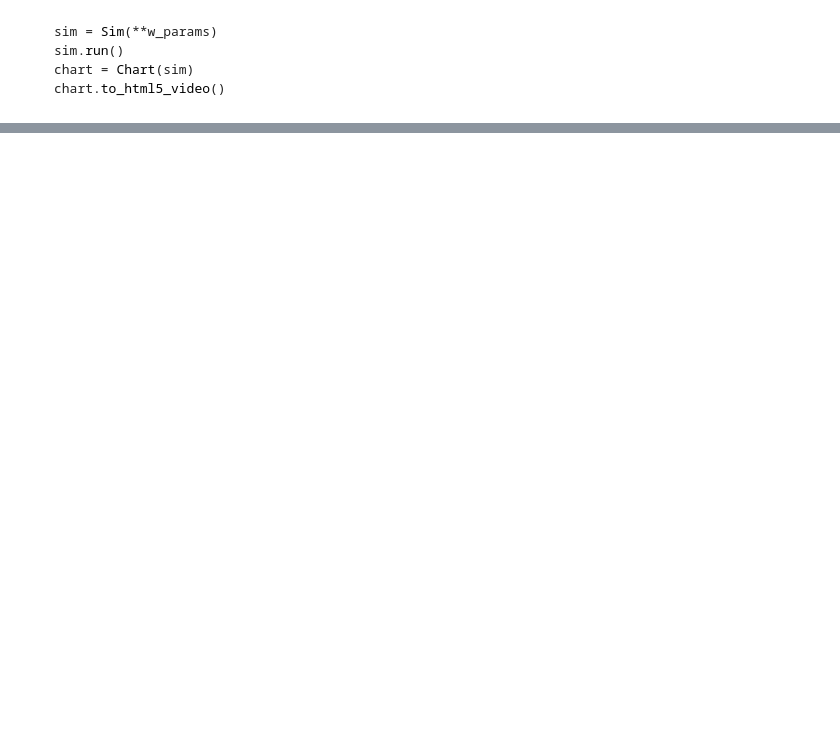
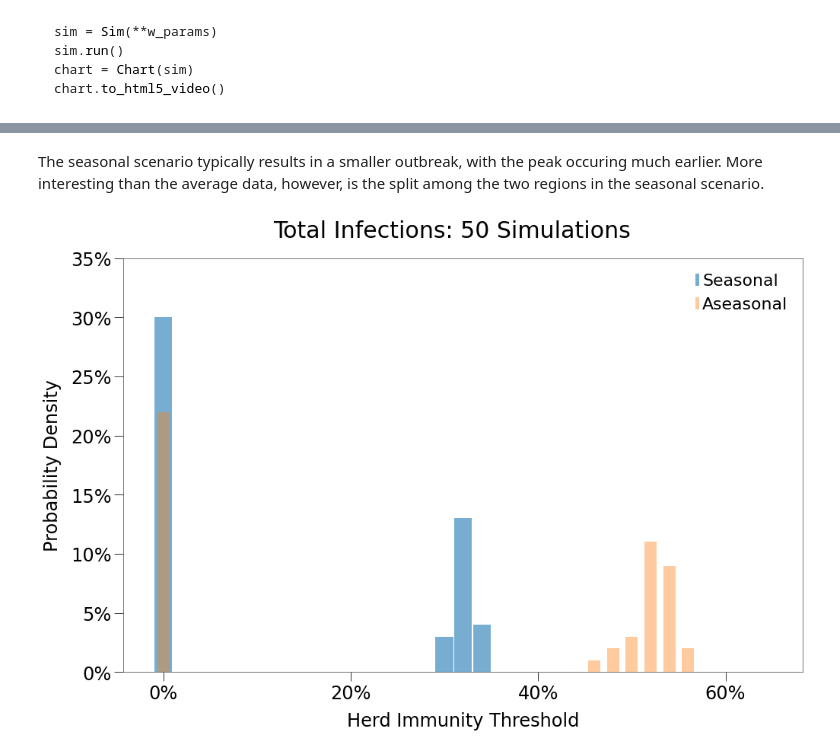
Before and after one commit to rjskene/rknotdocs, a Jupyter notebook: docs/seasonal.ipynb, the cells around one changed output, grey strips where cells are left out. Drawn from its saved outputs; the diff is of its cells as text; code cells hidden in the pictures; blank space fills up the shorter version.

```diff
--- a/docs/seasonal.ipynb
+++ b/docs/seasonal.ipynb
@@ -321,7 +323,7 @@ if False:
     chart_params = dict(reso_format='web', dotsize=5)
     chart = Chart(
         sim, yscale='tot', show_intro=False, show_restricted=False, **chart_params
-    ).save(os.path.join(path, 'tests', f'{handles[0]}_peaks.mp4'))
+    ).save(os.path.join(path, 'tests', f'{slugs[0]}_peaks.mp4'))
 # %%
 from IPython.core.display import display, HTML
 from rknot.notebook import animHTML
@@ -579,0 +554,12 @@ display(HTML(curve_table(headers, args, sizes)))
+# %% [markdown]
+The seasonal scenario typically results in a smaller outbreak, with the peak occuring much earlier. More interesting than the average data, however, is the split among the two regions in the seasonal scenario.
+# %%
+from rknot.notebook import curvehist
+savepath = 'vids/seasonality/border_hist'
+
+title = f'Total Infections: {bor_res[0].shape[0]} Simulations'
+labels = ['Seasonal', 'Aseasonal']
+
+curvehist(np.array(bor_res)[:,:,2], title=title, which='hit', widths=[.95, .65], labels=labels, savepath=savepath)
+# %% [output]
+[figure, added]
```
Also changed, not shown: parts of 57 cells of this notebook, 16 other files.
